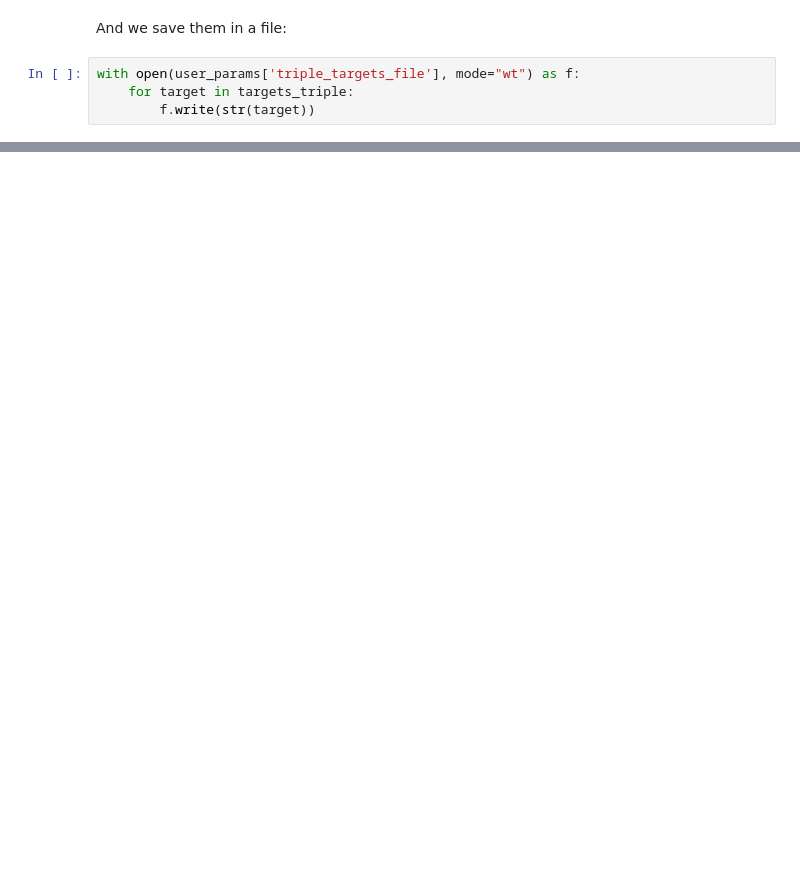
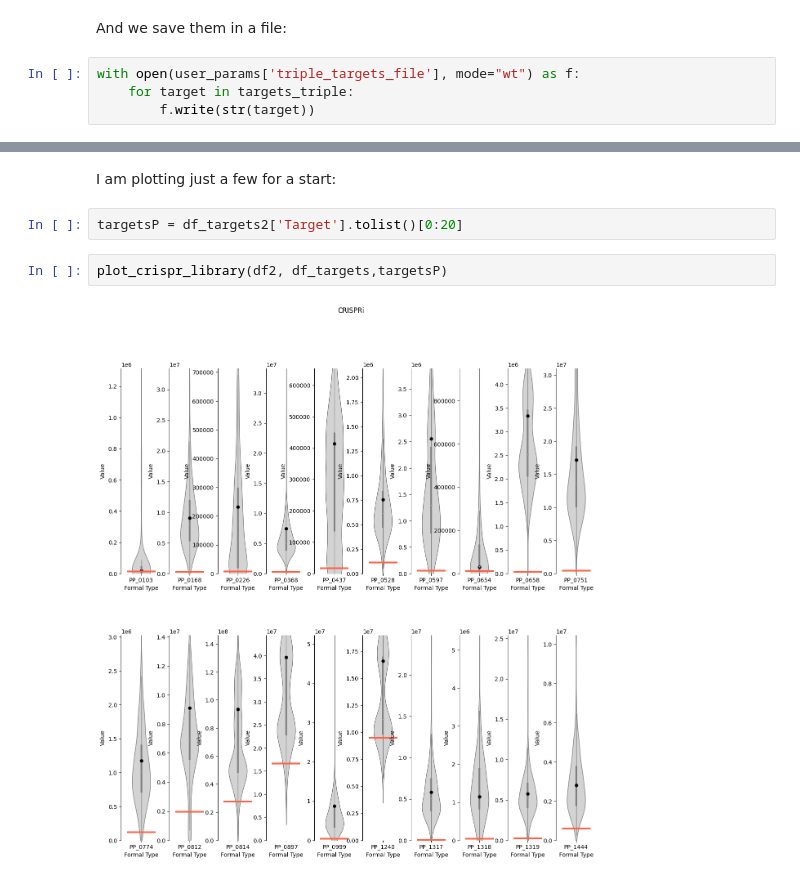
Before and after one commit to JBEI/Isoprenol_CRISPRi, a Jupyter notebook: DavidCarruthers/DBTL1Recs4David.ipynb, the cells around one changed output, grey strips where cells are left out. Cells and saved outputs as stored; diff of their text form; blank space fills up the shorter version.

Commit message:
Added plotting for proteomics data

```diff
--- a/DavidCarruthers/DBTL1Recs4David.ipynb
+++ b/DavidCarruthers/DBTL1Recs4David.ipynb
@@ -1340,0 +1412,8 @@ with open(user_params['triple_targets_file'], mode="wt") as f:
+# %% [markdown]
+I am plotting just a few for a start:
+# %%
+targetsP = df_targets2['Target'].tolist()[0:20]
+# %%
+plot_crispr_library(df2, df_targets,targetsP)
+# %% [output]
+[figure, added]
```
Also changed, not shown: parts of 16 cells of this notebook, 3 other files.
